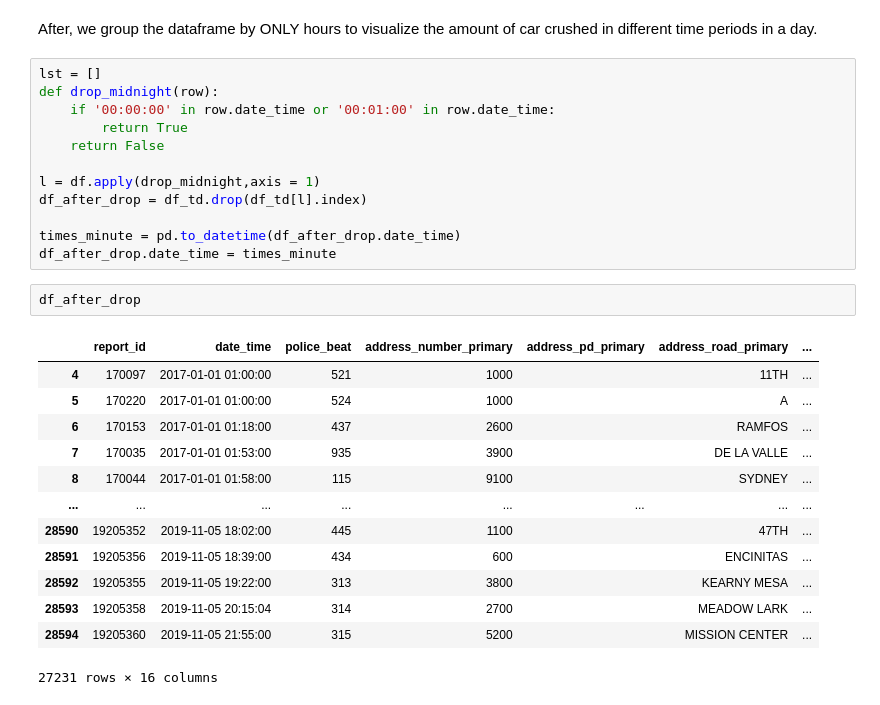
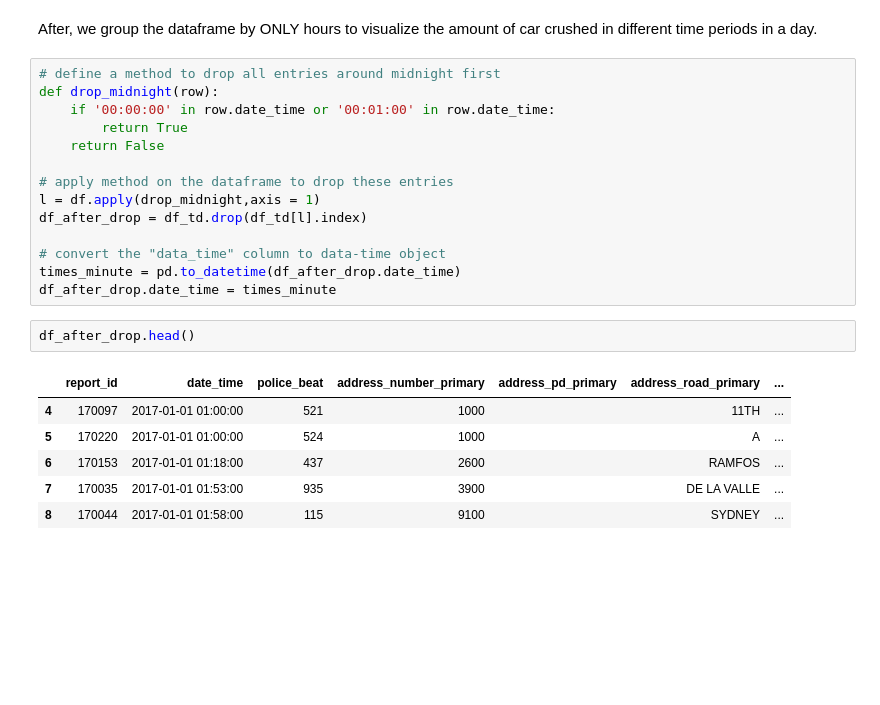
Before and after one commit to COGS108/group061, a Jupyter notebook: Final Project.ipynb, the cells around one changed output. Cells and saved outputs as stored; diff of their text form; blank space fills up the shorter version.

```diff
--- a/Final Project.ipynb
+++ b/Final Project.ipynb
@@ -325,31 +330,26 @@ df_grp_minute_drop.report_id.plot(kind='line', figsize=(16,6)).set_ylim(0,400)
 # %% [markdown]
 After, we group the dataframe by ONLY hours to visualize the amount of car crushed in different time periods in a day.
 # %%
-lst = []
+# define a method to drop all entries around midnight first
 def drop_midnight(row):
     if '00:00:00' in row.date_time or '00:01:00' in row.date_time:
         return True
     return False
 
+# apply method on the dataframe to drop these entries
 l = df.apply(drop_midnight,axis = 1)
 df_after_drop = df_td.drop(df_td[l].index)
 
+# convert the "data_time" column to data-time object
 times_minute = pd.to_datetime(df_after_drop.date_time)
 df_after_drop.date_time = times_minute
 # %%
-df_after_drop
+df_after_drop.head()
 # %% [output]
 |  | report_id | date_time | police_beat | address_number_primary | address_pd_primary | address_road_primary | ... |
 | 4 | 170097 | 2017-01-01 01:00:00 | 521 | 1000 |  | 11TH | ... |
 | 5 | 170220 | 2017-01-01 01:00:00 | 524 | 1000 |  | A | ... |
 | 6 | 170153 | 2017-01-01 01:18:00 | 437 | 2600 |  | RAMFOS | ... |
 | 7 | 170035 | 2017-01-01 01:53:00 | 935 | 3900 |  | DE LA VALLE | ... |
 | 8 | 170044 | 2017-01-01 01:58:00 | 115 | 9100 |  | SYDNEY | ... |
-| ... | ... | ... | ... | ... | ... | ... | ... |
-| 28590 | 19205352 | 2019-11-05 18:02:00 | 445 | 1100 |  | 47TH | ... |
-| 28591 | 19205356 | 2019-11-05 18:39:00 | 434 | 600 |  | ENCINITAS | ... |
-| 28592 | 19205355 | 2019-11-05 19:22:00 | 313 | 3800 |  | KEARNY MESA | ... |
-| 28593 | 19205358 | 2019-11-05 20:15:04 | 314 | 2700 |  | MEADOW LARK | ... |
-| 28594 | 19205360 | 2019-11-05 21:55:00 | 315 | 5200 |  | MISSION CENTER | ... |
-27231 rows × 16 columns
 # %%
```
Also changed, not shown: parts of 7 cells of this notebook.
